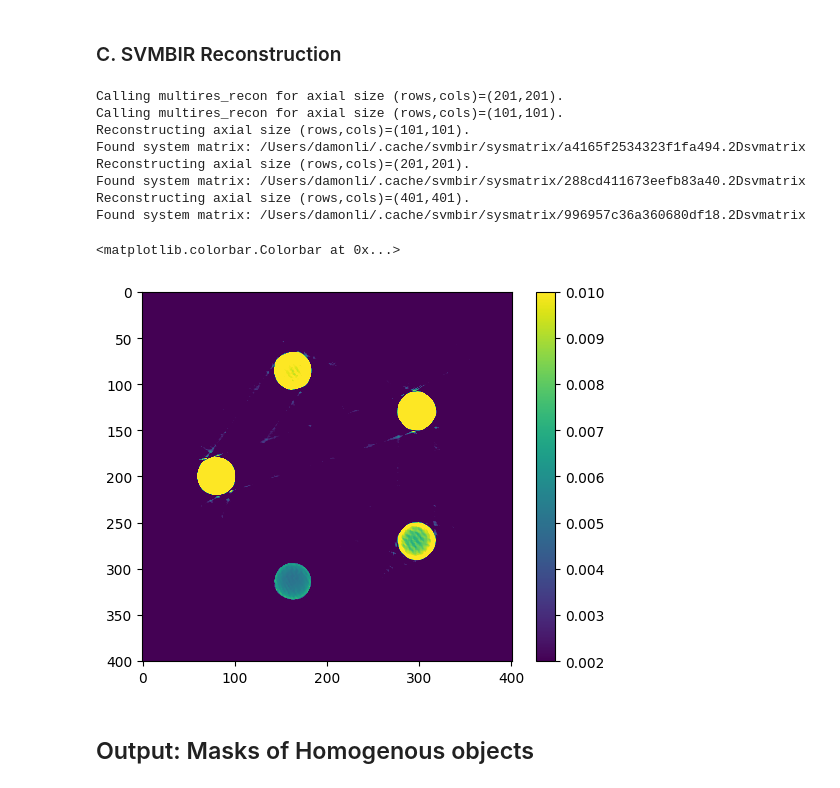
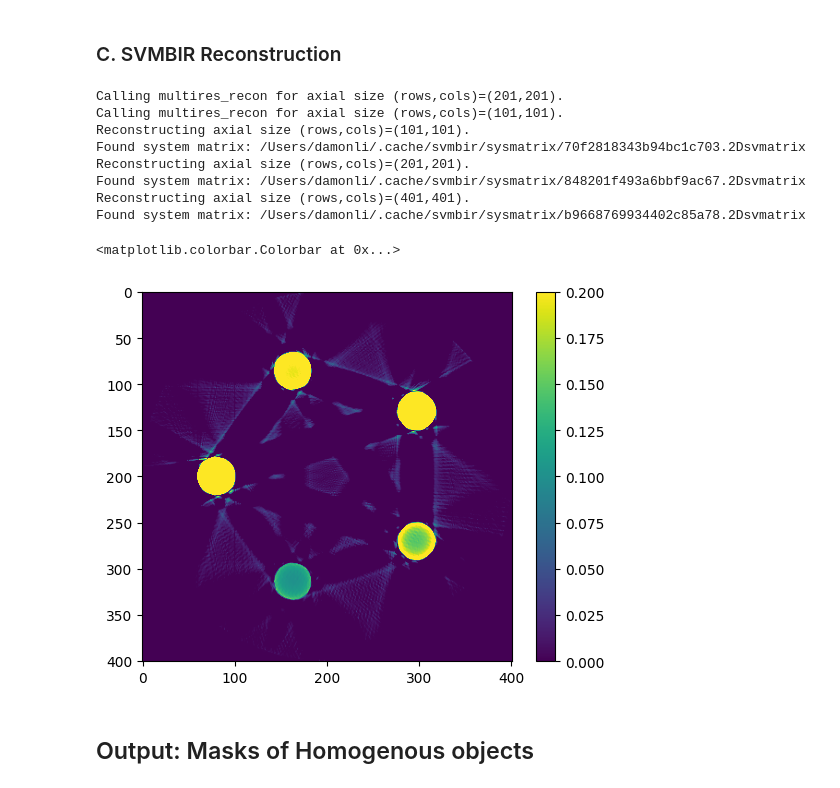
Before and after one commit to cabouman/xcal, a Jupyter notebook: examples/notebook/obj_detection.ipynb, the cells around one changed output. Drawn from its saved outputs; the diff is of its cells as text; code cells hidden in the pictures.

```diff
--- a/examples/notebook/obj_detection.ipynb
+++ b/examples/notebook/obj_detection.ipynb
@@ -28,22 +64,4 @@ plt.plot(energies, src_spec)
 # %%
-from xspec.phantom import generate_circle_masks
-from xspec.chem_consts import get_lin_att_c_vs_E
-from xspec.chem_consts._periodictabledata import density
-from xspec import calc_forward_matrix
-
-# Get masks list
-cylinder_masks = generate_circle_masks(20, psize, 5, 6, 1)
-cylinder_masks = [mask[np.newaxis] for mask in cylinder_masks]
-
-# Get LAC
-materials = ['V', 'Al', 'Ti', 'Mg', 'C']
-mat_density = [density['%s' % formula] for formula in materials]
-lac_vs_E_list = []
-for i in range(len(materials)):
-    formula = materials[i]
-    den = mat_density[i]
-    lac_vs_E_list.append(get_lin_att_c_vs_E(den, formula, energies))
-
 # Get forward projector.
 import svmbir
 
@@ -76,7 +94,7 @@ class fw_projector:
         projections = svmbir.project(mask, self.angles, self.num_channels) * self.delta_pixel
         return projections
 
-angles = np.linspace(-np.pi/2, np.pi, 200, endpoint=False)
+angles = np.linspace(-np.pi/2, np.pi/2, 200, endpoint=False)
 projector = fw_projector(angles, num_channels=cylinder_masks[0].shape[-1], delta_pixel=psize)
 
 # Calculate forward matrix
@@ -96,29 +120,29 @@ Found system matrix: /Users/damonli/.cache/svmbir/sysmatrix/996957c36a360680df18
 # %%
 tilt_angle = np.pi/2 # Tilt range of +-90deg
 
 # Reconstruction parameters
 snr_db = 40.0
 sharpness = 1.0
 T = 0.1
 
 # Determine resulting number of views, slices, and channels
 (num_views, num_slices, num_channels) = sino.shape
 
 # Perform fixed resolution MBIR reconstruction
 recons = svmbir.recon(sino, angles, sharpness=sharpness, snr_db=snr_db, T=T)
-plt.imshow(recons[0],vmin=0.002, vmax=0.01)
+plt.imshow(recons[0]/psize,vmin=0.0, vmax=0.2)
 plt.colorbar()
 # %% [output]
 Calling multires_recon for axial size (rows,cols)=(201,201).
 Calling multires_recon for axial size (rows,cols)=(101,101).
 Reconstructing axial size (rows,cols)=(101,101).
-Found system matrix: /Users/damonli/.cache/svmbir/sysmatrix/a4165f2534323f1fa494.2Dsvmatrix
+Found system matrix: /Users/damonli/.cache/svmbir/sysmatrix/70f2818343b94bc1c703.2Dsvmatrix
 Reconstructing axial size (rows,cols)=(201,201).
-Found system matrix: /Users/damonli/.cache/svmbir/sysmatrix/288cd411673eefb83a40.2Dsvmatrix
+Found system matrix: /Users/damonli/.cache/svmbir/sysmatrix/848201f493a6bbf9ac67.2Dsvmatrix
 Reconstructing axial size (rows,cols)=(401,401).
-Found system matrix: /Users/damonli/.cache/svmbir/sysmatrix/996957c36a360680df18.2Dsvmatrix
+Found system matrix: /Users/damonli/.cache/svmbir/sysmatrix/b9668769934402c85a78.2Dsvmatrix
 <matplotlib.colorbar.Colorbar at 0x...>
-[figure, old version]
+[figure, new version]
 # %% [markdown]
 ## Output: Masks of Homogenous objects
 # %%
```
Also changed, not shown: parts of 4 cells of this notebook, 4 other files.
